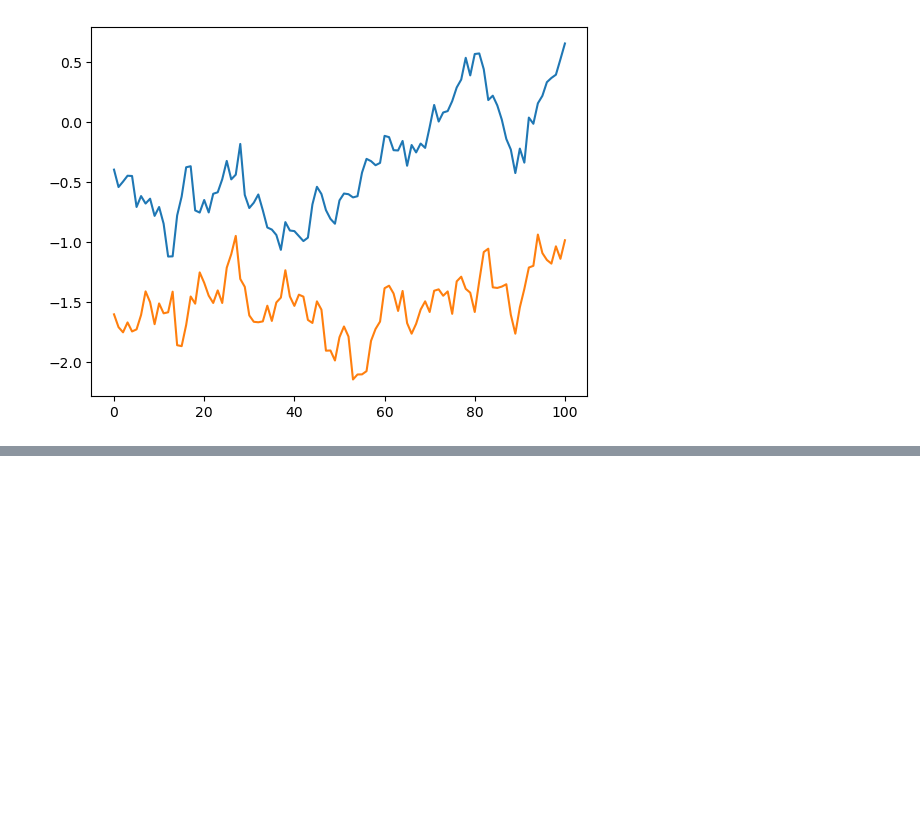
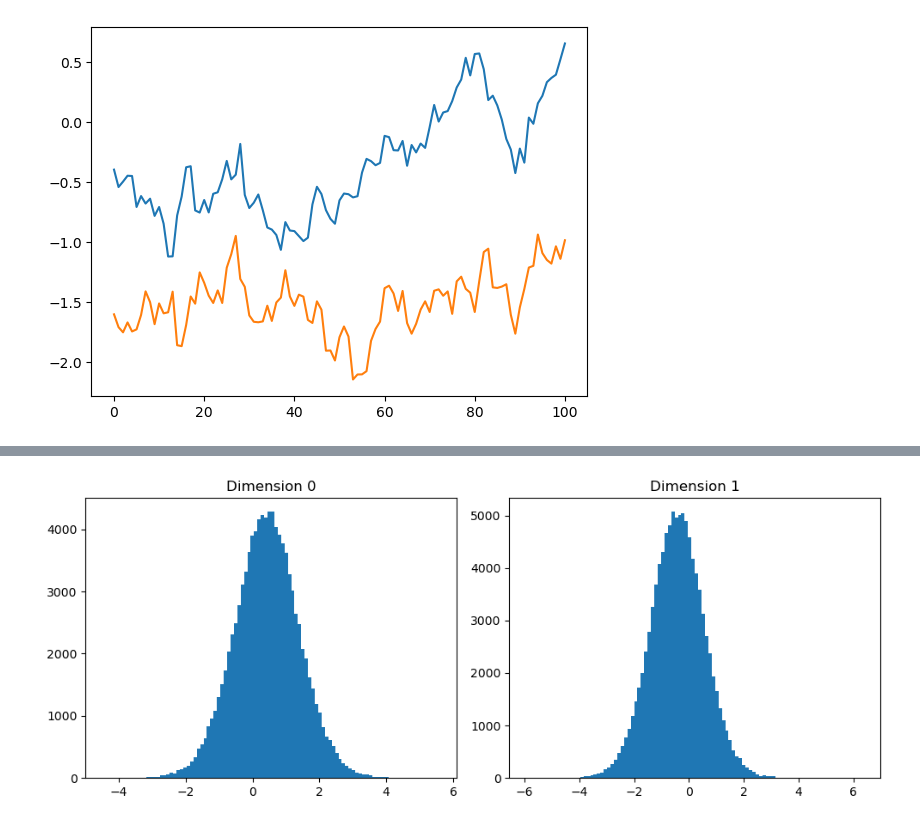
Before and after one commit to kylemcgillivray/Masters-Dissertation, a Jupyter notebook: understanding.ipynb, the cells around one changed output, grey strips where cells are left out. Drawn from its saved outputs; the diff is of its cells as text; code cells hidden in the pictures; blank space fills up the shorter version.

```diff
--- a/understanding.ipynb
+++ b/understanding.ipynb
@@ -262,0 +321,21 @@ $$\theta^* = \arg\min_{\theta} \mathbb{E}\!\left[\left\|s(t,\theta,X_t)-\nabla_x
+# %%
+# Testing this framework
+d = 2
+D_1 = 4
+batch_size = 5
+
+net = ScoreNet(d=d, D_1=D_1)
+
+# dummy inputs
+x_dummy = torch.randn(batch_size, d)      # shape (5, 2)
+t_dummy = torch.rand(batch_size, 1)        # shape (5, 1)
+
+output = net(x_dummy, t_dummy)
+
+print(output.shape)   # should be (batch_size, d) = (5, 2)
+print(output)
+
+print(net.layer1.weight.shape)  # should be (D_1, D_0) = (4, 3)
+print(net.layer1.bias.shape)    # should be (D_1,) = (4,)
+print(net.layer2.weight.shape)  # should be (D_2, D_1) = (2, 4)
+print(net.layer2.bias.shape)    # should be (D_2,) = (2,)
@@ -262,0 +478,11 @@ $$\theta^* = \arg\min_{\theta} \mathbb{E}\!\left[\left\|s(t,\theta,X_t)-\nabla_x
+# %%
+fig, axes = plt.subplots(1, d, figsize=(10, 4))
+
+for i in range(d):
+    axes[i].hist(samples_nn_arr[:, i], bins=100)
+    axes[i].set_title(f"Dimension {i}")
+
+plt.tight_layout()
+plt.show()
+# %% [output]
+[figure, added]
```
Also changed, not shown: parts of 9 cells of this notebook.
